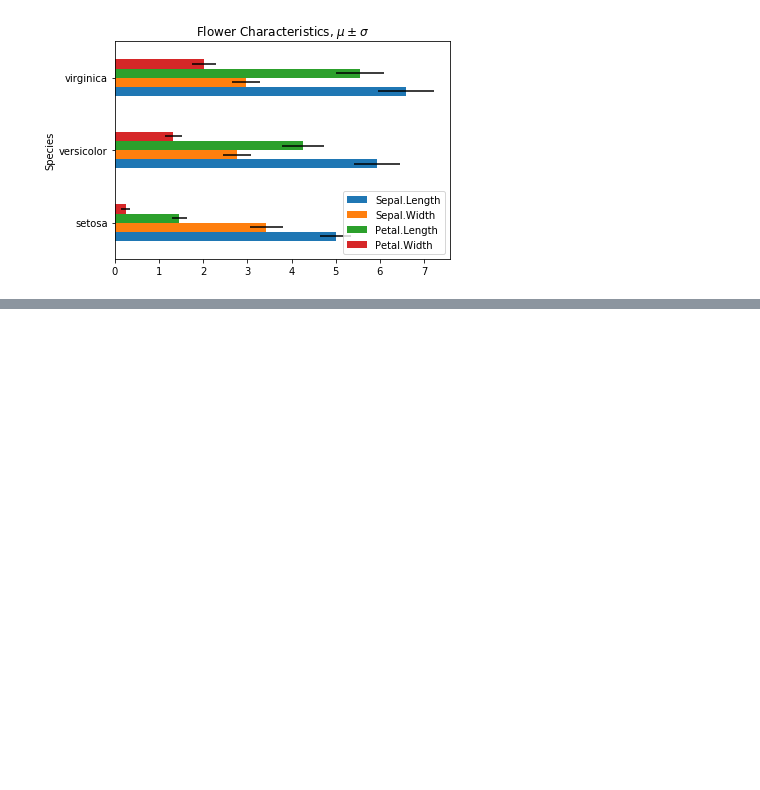
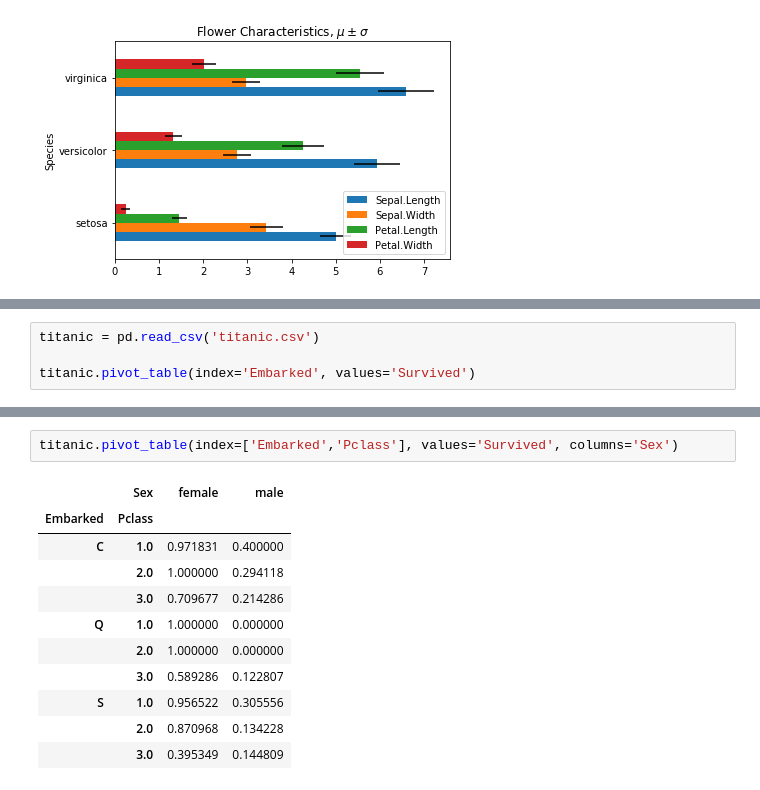
Before and after one commit to Alexander-Weinberg/BootCamp2018, a Jupyter notebook: ProbSets/Comp/ProbSet2/Pandas3.ipynb, the cells around one changed output, grey strips where cells are left out. Cells and saved outputs as stored; diff of their text form; blank space fills up the shorter version.

```diff
--- a/ProbSets/Comp/ProbSet2/Pandas3.ipynb
+++ b/ProbSets/Comp/ProbSet2/Pandas3.ipynb
@@ -73,0 +67,4 @@ poisons
+# %%
+titanic = pd.read_csv('titanic.csv')
+
+titanic.pivot_table(index='Embarked', values='Survived')
@@ -73,0 +87,14 @@ poisons
+# %%
+titanic.pivot_table(index=['Embarked','Pclass'], values='Survived', columns='Sex')
+# %% [output]
+|  | Sex | female | male |
+| Embarked | Pclass |  |  |
+| C | 1.0 | 0.971831 | 0.400000 |
+|  | 2.0 | 1.000000 | 0.294118 |
+|  | 3.0 | 0.709677 | 0.214286 |
+| Q | 1.0 | 1.000000 | 0.000000 |
+|  | 2.0 | 1.000000 | 0.000000 |
+|  | 3.0 | 0.589286 | 0.122807 |
+| S | 1.0 | 0.956522 | 0.305556 |
+|  | 2.0 | 0.870968 | 0.134228 |
+|  | 3.0 | 0.395349 | 0.144809 |
```
Also changed, not shown: parts of 7 cells of this notebook.
